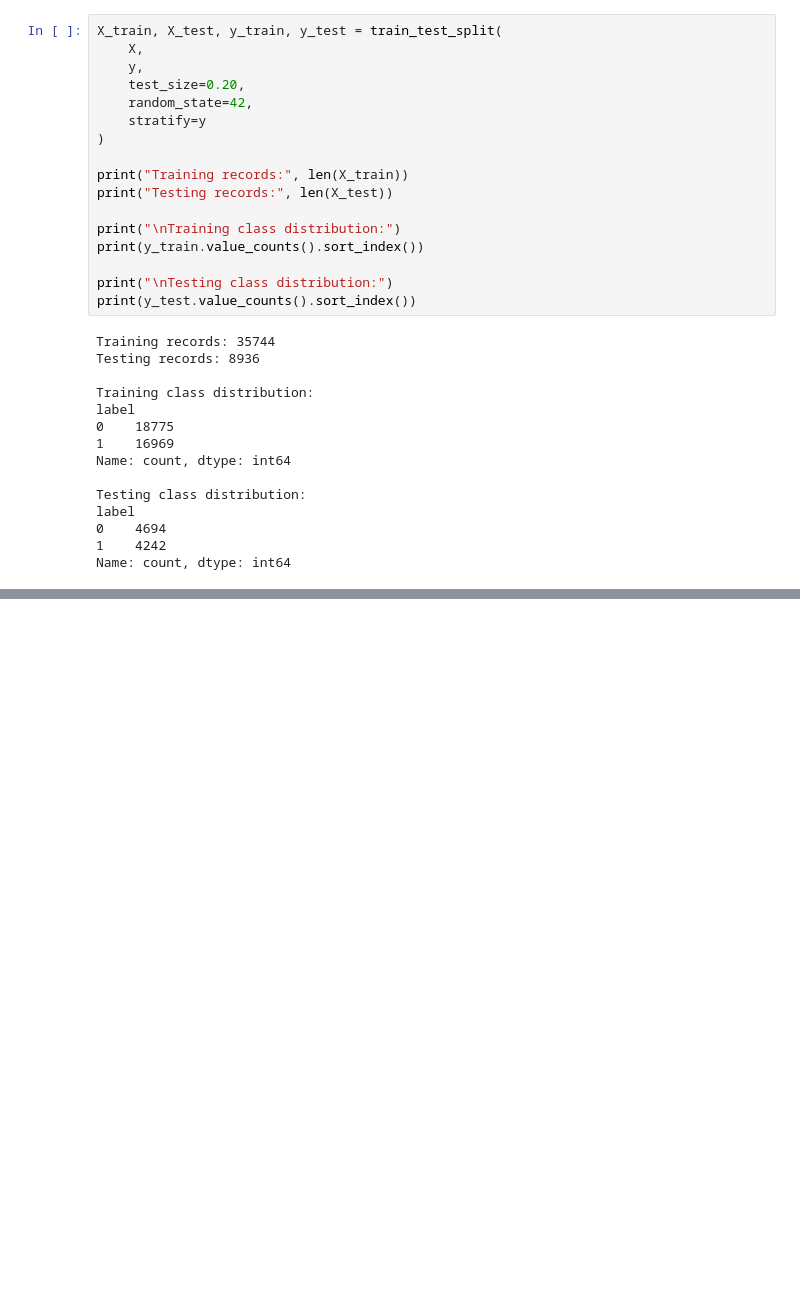
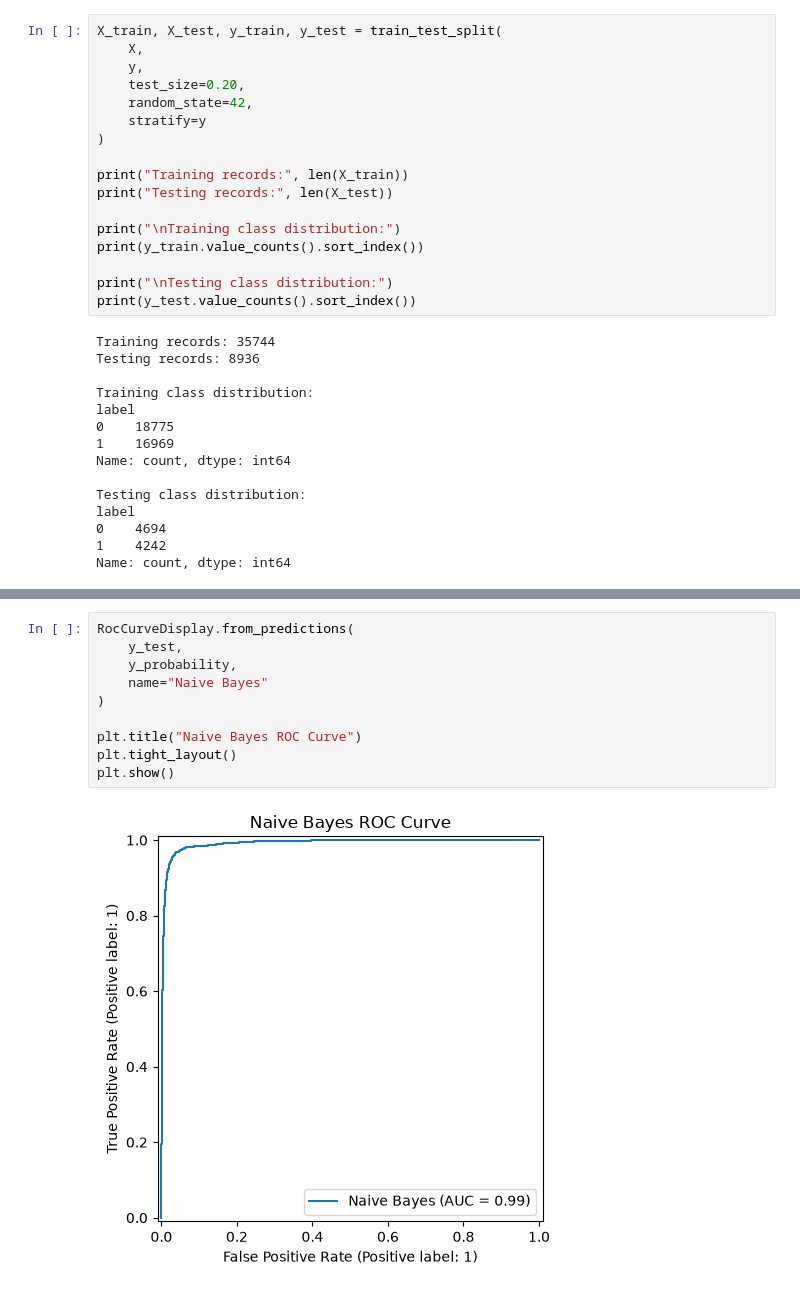
Before and after one commit to Tiwanka0312/NLP_Group_39, a Jupyter notebook: notebooks/03_naive_bayes.ipynb, the cells around one changed output, grey strips where cells are left out. Saved outputs shown, nothing was run; the diff lists cells and outputs as text; blank space fills up the shorter version.

```diff
--- a/notebooks/03_naive_bayes.ipynb
+++ b/notebooks/03_naive_bayes.ipynb
@@ -600,0 +733,12 @@ Name: count, dtype: int64
+# %%
+RocCurveDisplay.from_predictions(
+    y_test,
+    y_probability,
+    name="Naive Bayes"
+)
+
+plt.title("Naive Bayes ROC Curve")
+plt.tight_layout()
+plt.show()
+# %% [output]
+[figure, added]
```
Also changed, not shown: parts of 16 cells of this notebook, 3 other files.
